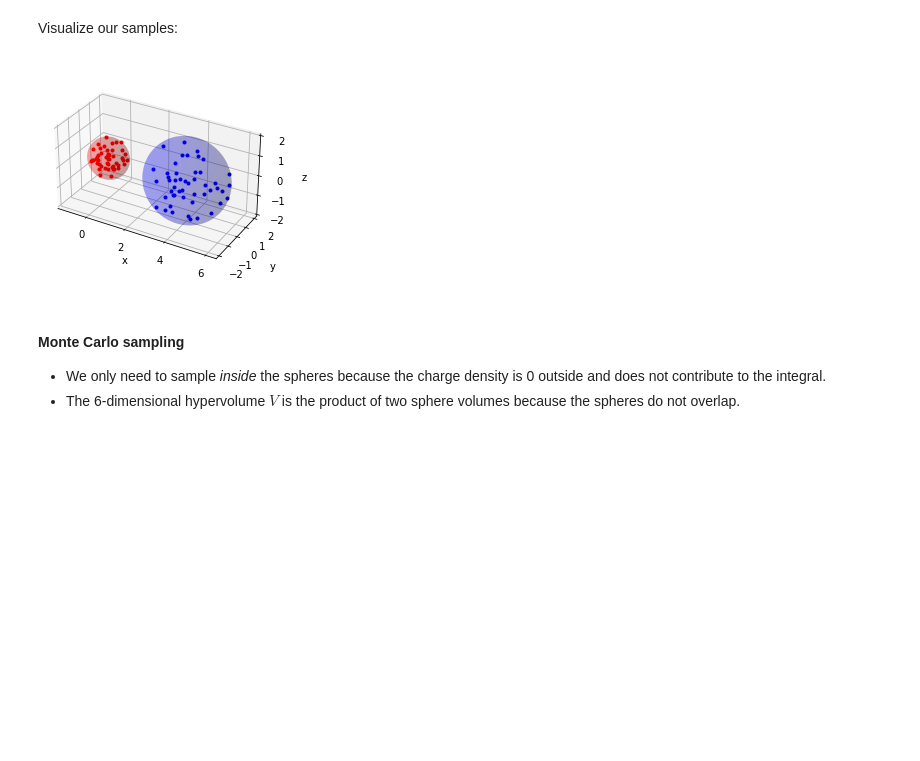
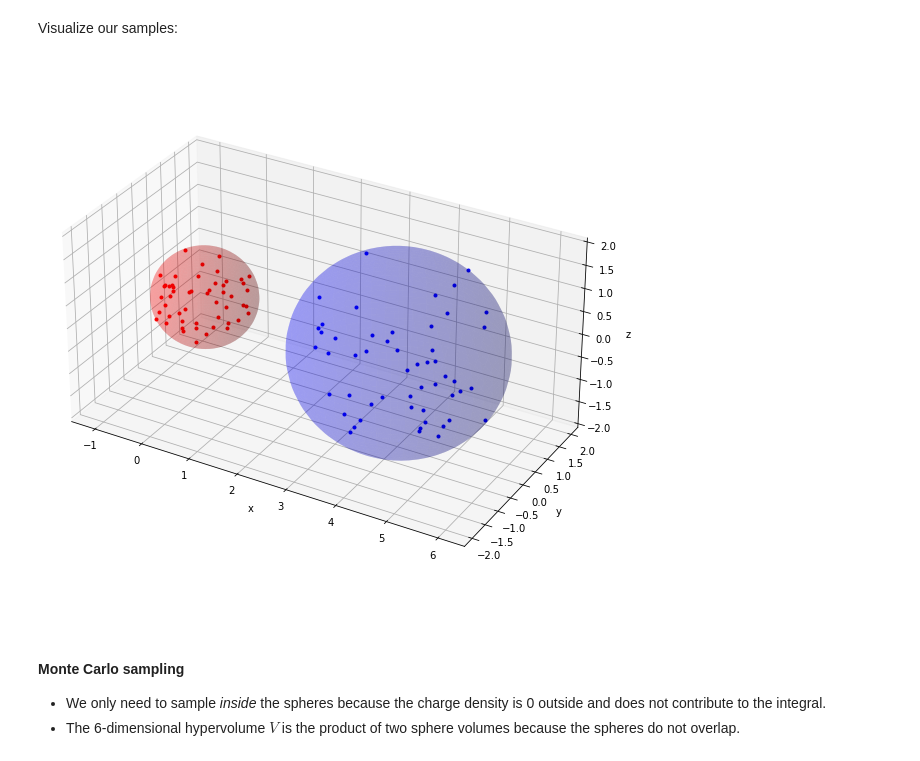
Before and after one commit to Py4Phy/PHY432-resources, a Jupyter notebook: 17_MonteCarlo/montecarlo_integration.ipynb, the cells around one changed output. Cells and saved outputs as stored; diff of their text form; code cells hidden in the pictures; blank space fills up the shorter version.

```diff
--- a/17_MonteCarlo/montecarlo_integration.ipynb
+++ b/17_MonteCarlo/montecarlo_integration.ipynb
@@ -261,11 +290,6 @@ Visualize our samples:
 X1,Y1,Z1 = sample(r1_values, R1).T
 X2,Y2,Z2 = sample(r2_values, R2).T
 X2 += d
-
-fig = plt.figure()
-ax = fig.add_subplot(projection='3d')
-ax.plot(X1, Y1, Z1, 'r.')
-ax.plot(X2, Y2, Z2, 'b.')
 
 # plot sphere in 3d (from https://stackoverflow.com/a/63708529)
 u, v = np.mgrid[0:2*np.pi:50j, 0:np.pi:50j]
@@ -276,14 +300,19 @@ z1 = R1*np.cos(v)
 x2 = R2*np.cos(u)*np.sin(v) + d
 y2 = R2*np.sin(u)*np.sin(v)
 z2 = R2*np.cos(v)
-
-ax.plot_surface(x1, y1, z1, color="red", alpha=0.2);
-ax.plot_surface(x2, y2, z2, color="blue", alpha=0.2);
-
-ax.set_box_aspect((np.ptp(np.concatenate([X1, X2])), np.ptp(np.concatenate([Y1, Y2])), np.ptp(np.concatenate([Z1, Z2]))))
-ax.set(xlabel="x", ylabel="y", zlabel="z");
-# %% [output]
-[figure, removed]
+# %%
+fig = plt.figure(figsize=(12, 10))
+ax = fig.add_subplot(projection='3d')
+ax.plot(X1, Y1, Z1, 'r.')
+ax.plot(X2, Y2, Z2, 'b.')
+
+ax.plot_surface(x1, y1, z1, color="red", alpha=0.2);
+ax.plot_surface(x2, y2, z2, color="blue", alpha=0.2);
+
+ax.set_box_aspect((np.ptp(np.concatenate([X1, X2])), np.ptp(np.concatenate([Y1, Y2])), np.ptp(np.concatenate([Z1, Z2]))))
+ax.set(xlabel="x", ylabel="y", zlabel="z");
+# %% [output]
+[figure, added]
 # %% [markdown]
 #### Monte Carlo sampling
 
```
Also changed, not shown: parts of 15 cells of this notebook, 1 other file.
